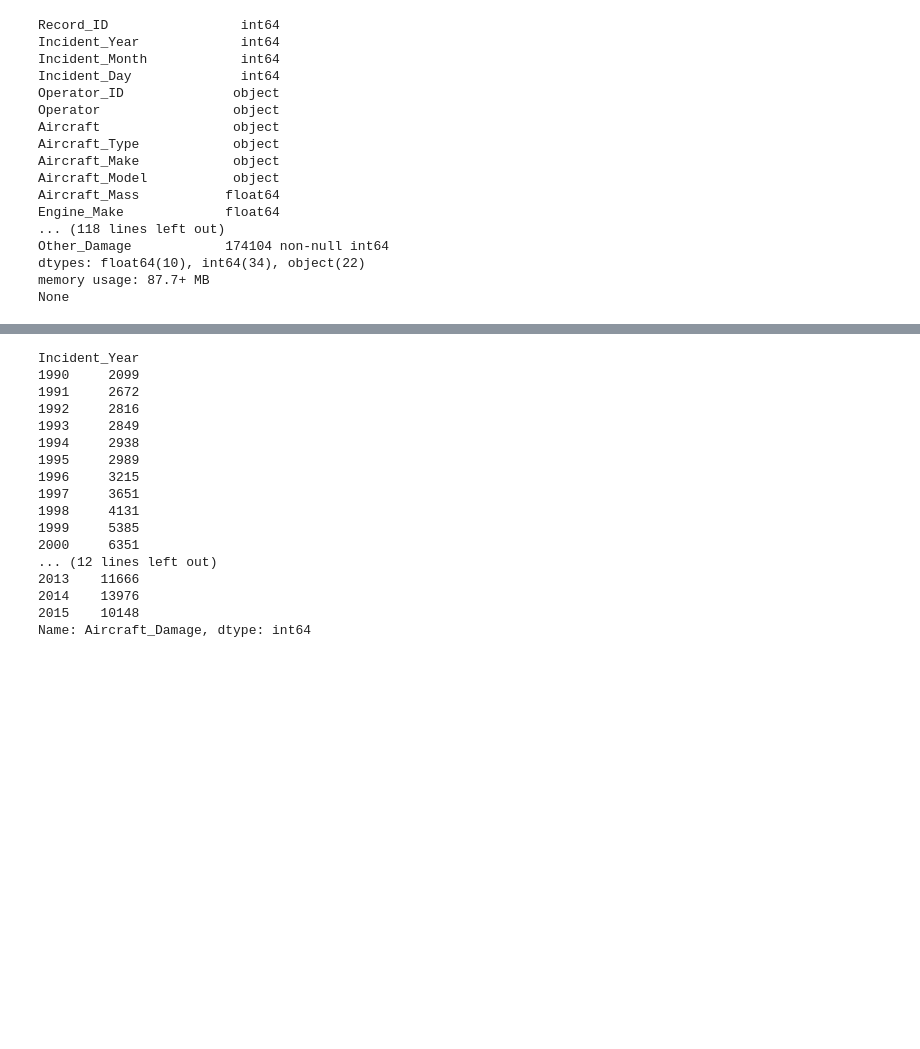
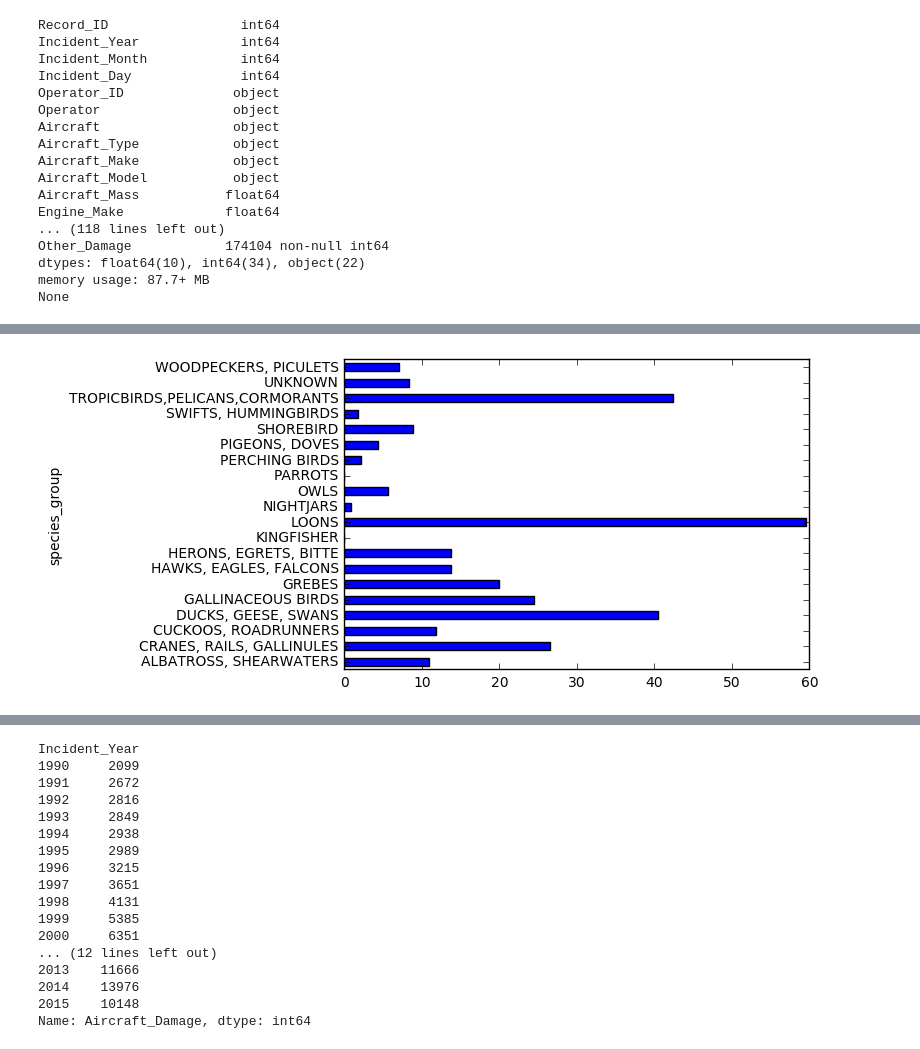
Before and after one commit to jcookanalytics/Aircraft_wildlife_incidents, a Jupyter notebook: Aircraft_Project.ipynb, the cells around one changed output, grey strips where cells are left out. Drawn from its saved outputs; the diff is of its cells as text; code cells hidden in the pictures; blank space fills up the shorter version.

```diff
--- a/Aircraft_Project.ipynb
+++ b/Aircraft_Project.ipynb
@@ -57,0 +139,21 @@ warnings.simplefilter('ignore', DeprecationWarning)
+# %%
+# DROP VARS
+df = df.drop('Record_ID', axis=1)
+df = df.drop('Incident_Day', axis=1)
+df = df.drop('Aircraft_Make', axis=1)
+df = df.drop('Aircraft_Model', axis=1)
+df = df.drop('Distance', axis=1)
+df = df.drop('Engine_Make', axis=1)
+df = df.drop('Engine_Model', axis=1)
+df = df.drop('Engine1_Position', axis=1)
+df = df.drop('Engine2_Position', axis=1)
+df = df.drop('Engine3_Position', axis=1)
+df = df.drop('Engine4_Position', axis=1)
+df = df.drop('Visibility', axis=1)
+df = df.drop('Precipitation', axis=1)
+
+# LIST RESULTING VARS WITH DATA TYPES
+print (df.dtypes)
+
+# SIMPLE STATISTICS
+print (df.describe())
@@ -57,0 +178,16 @@ warnings.simplefilter('ignore', DeprecationWarning)
+# %%
+# RECODES
+df['Flight_Impact'] = df['Flight_Impact'].replace(to_replace='ENGINE SHUT DOWN', value='ENGINE SHUTDOWN')
+
+# FREQ. TO CONFIRM
+print(df['Flight_Impact'].value_counts(dropna=False))
+
+# SUBSTRING SPECIES CODE
+df['species_gp'] = df['Species_ID'].str[:1]
+df['species_gp'] = df['species_gp'].replace(to_replace='k', value='K')
+
+# DROP 1 & 2 (NON-BIRDS)
+df = df[df['species_gp'].isin(['1','2']) == False]
+
+# FREQ. TO CONFIRM
+df['species_gp'].value_counts(dropna=False)
@@ -57,0 +288,9 @@ warnings.simplefilter('ignore', DeprecationWarning)
+# %%
+df_grouped = df.groupby(by=['species_group'])
+damage_pct = (df_grouped.Aircraft_Damage.sum() / df_grouped.Aircraft_Damage.count()) * 100
+
+#print(damage_pct)
+
+dmg_plt = damage_pct.plot(kind='barh')
+# %% [output]
+[figure, added]
```
Also changed, not shown: parts of 9 cells of this notebook.
